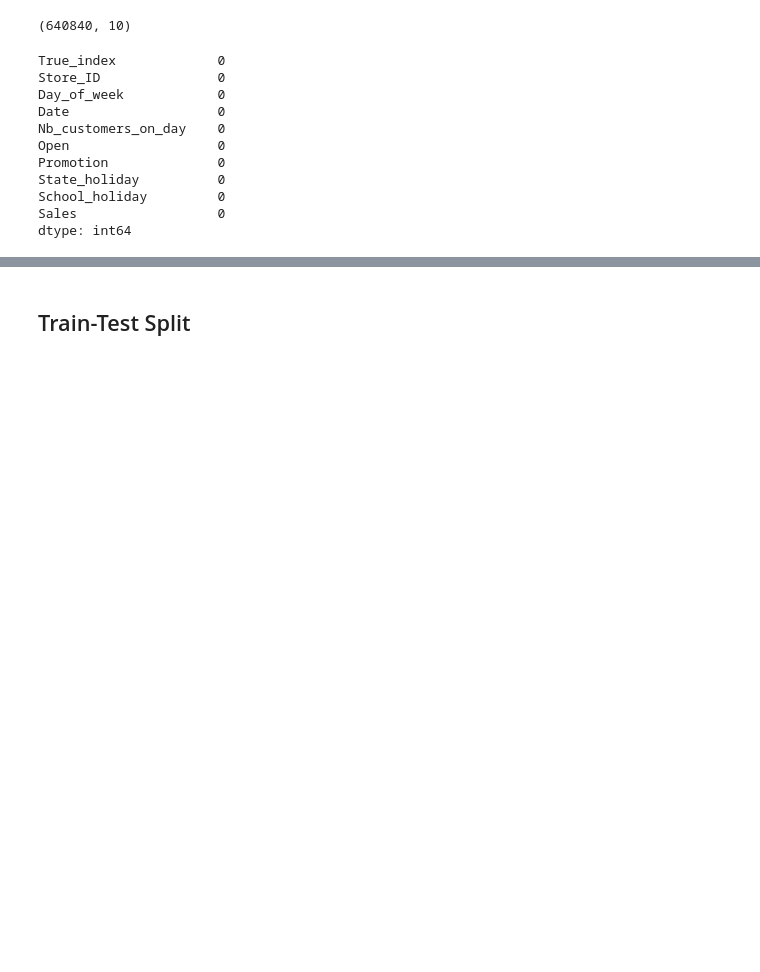
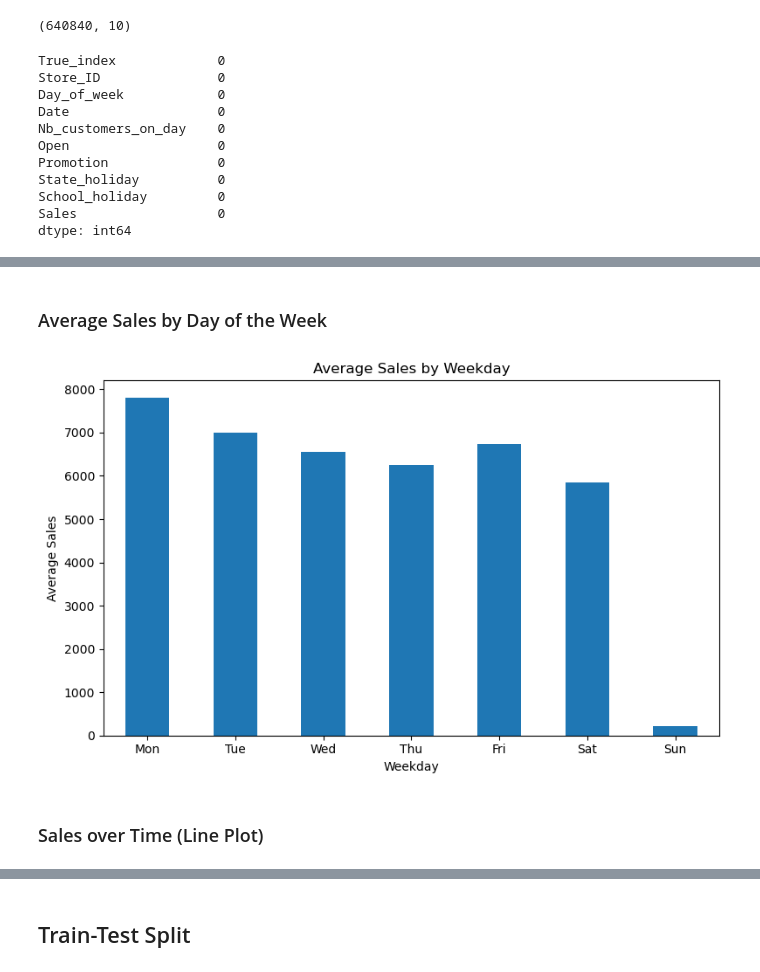
Before and after one commit to SheryllD/ironhack_kaggle, a Jupyter notebook: main.ipynb, the cells around one changed output, grey strips where cells are left out. Cells and saved outputs as stored; diff of their text form; code cells hidden in the pictures; blank space fills up the shorter version.

```diff
--- a/main.ipynb
+++ b/main.ipynb
@@ -90,3 +98,18 @@ df["Weekday"] = df["Date"].dt.weekday # 0 will be Monday and 6 = Sunday.
+# %% [markdown]
+### Average Sales by Day of the Week
+# %%
+weekday_names = ['Mon', 'Tue', 'Wed', 'Thu', 'Fri', 'Sat', 'Sun']
+df.groupby("Weekday")["Sales"].mean().plot(kind="bar", figsize=(8, 5))
+plt.title("Average Sales by Weekday")
+plt.ylabel("Average Sales")
+plt.xlabel("Weekday")
+plt.xticks(ticks=range(7), labels=weekday_names, rotation=0)
+plt.tight_layout()
+plt.show()
+# %% [output]
+[figure, added]
+# %% [markdown]
+### Sales over Time (Line Plot)
 # %% [markdown]
 <!-- Now I am going to use dummies -->
 # %%
```
Also changed, not shown: parts of 5 cells of this notebook, 1 other file.
